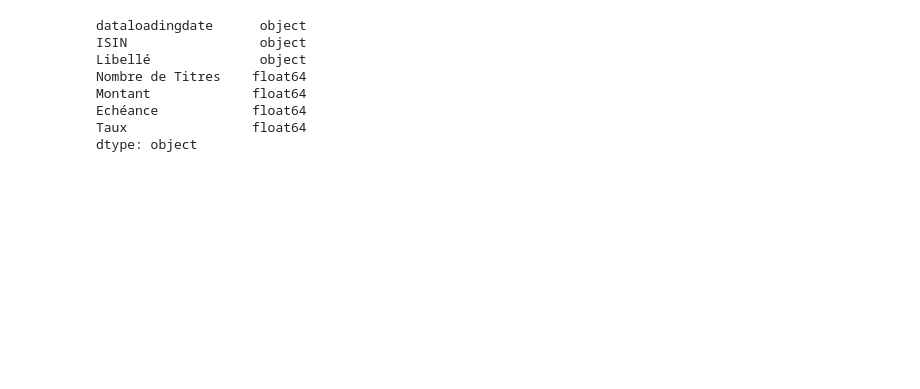
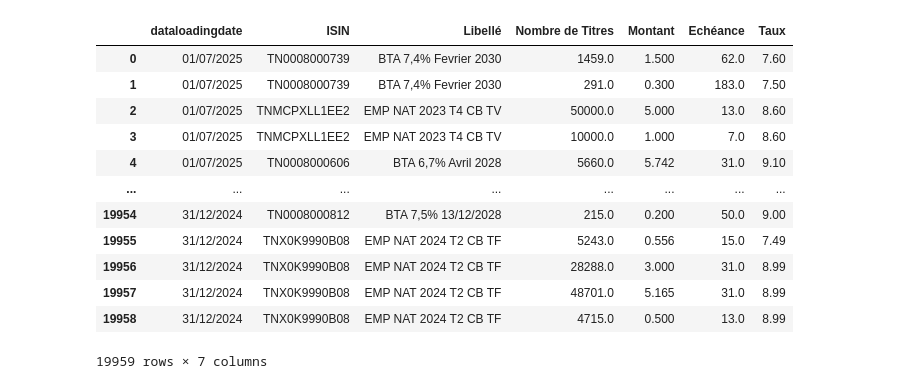
Before and after one commit to KADRSO2810/AMEN_AI, a Jupyter notebook: day 6/understandingdata 2.0.ipynb, the cells around one changed output. Drawn from its saved outputs; the diff is of its cells as text; code cells hidden in the pictures; blank space fills up the shorter version.

```diff
--- a/day 6/understandingdata 2.0.ipynb
+++ b/day 6/understandingdata 2.0.ipynb
@@ -1,38 +0,0 @@
-# %%
-import pandas as pd
-import matplotlib.pyplot as plt
-import seaborn as sns
-import numpy as np
-from sklearn.linear_model import LinearRegression
-from sklearn.cluster import KMeans
-from sklearn.metrics import silhouette_score
-from sklearn.decomposition import PCA
-from sklearn.preprocessing import StandardScaler
-
-# Lire le CSV avec le bon séparateur
-df = pd.read_csv(r"C:\Users\zizou\OneDrive\Desktop\stage 3ème\day 2\csvfiles\dataframefinale.csv")
-
-# Colonnes numériques à nettoyer
-colonnes_numeriques = ["Nombre de Titres", "Montant", "Echéance", "Taux"]
-
-# Nettoyage de ces colonnes
-for col in colonnes_numeriques:
-    df[col] = (
-        df[col]
-        .str.replace(r"\s+", "", regex=True)  # supprime les espaces
-        .str.replace(",", ".")               # remplace virgule par point
-        .replace("-", np.nan)                # remplace tirets par NaN
-    )
-    df[col] = pd.to_numeric(df[col], errors="coerce")  # convertit en float
-
-# Vérification
-df.dtypes
-# %% [output]
-dataloadingdate      object
-ISIN                 object
-Libellé              object
-Nombre de Titres    float64
-Montant             float64
-Echéance            float64
-Taux                float64
-dtype: object
@@ -39 +6,19 @@ dtype: object
+# %%
+chemin_final = r"C:\\Users\\zizou\\OneDrive\\Desktop\\stage 3ème\\day 2\\csvfiles\\dataframefinale.csv"
+df = pd.read_csv(chemin_final, sep=';', encoding='utf-8-sig')
+df
+# %% [output]
+|  | dataloadingdate | ISIN | Libellé | Nombre de Titres | Montant | Echéance | Taux |
+| 0 | 01/07/2025 | TN0008000739 | BTA 7,4% Fevrier 2030 | 1459.0 | 1.500 | 62.0 | 7.60 |
+| 1 | 01/07/2025 | TN0008000739 | BTA 7,4% Fevrier 2030 | 291.0 | 0.300 | 183.0 | 7.50 |
+| 2 | 01/07/2025 | TNMCPXLL1EE2 | EMP NAT 2023 T4 CB TV | 50000.0 | 5.000 | 13.0 | 8.60 |
+| 3 | 01/07/2025 | TNMCPXLL1EE2 | EMP NAT 2023 T4 CB TV | 10000.0 | 1.000 | 7.0 | 8.60 |
+| 4 | 01/07/2025 | TN0008000606 | BTA 6,7% Avril 2028 | 5660.0 | 5.742 | 31.0 | 9.10 |
+| ... | ... | ... | ... | ... | ... | ... | ... |
+| 19954 | 31/12/2024 | TN0008000812 | BTA 7,5% 13/12/2028 | 215.0 | 0.200 | 50.0 | 9.00 |
+| 19955 | 31/12/2024 | TNX0K9990B08 | EMP NAT 2024 T2 CB TF | 5243.0 | 0.556 | 15.0 | 7.49 |
+| 19956 | 31/12/2024 | TNX0K9990B08 | EMP NAT 2024 T2 CB TF | 28288.0 | 3.000 | 31.0 | 8.99 |
+| 19957 | 31/12/2024 | TNX0K9990B08 | EMP NAT 2024 T2 CB TF | 48701.0 | 5.165 | 31.0 | 8.99 |
+| 19958 | 31/12/2024 | TNX0K9990B08 | EMP NAT 2024 T2 CB TF | 4715.0 | 0.500 | 13.0 | 8.99 |
+19959 rows × 7 columns
 # %%
```
Also changed, not shown: parts of 19 cells of this notebook, 10 other files.
